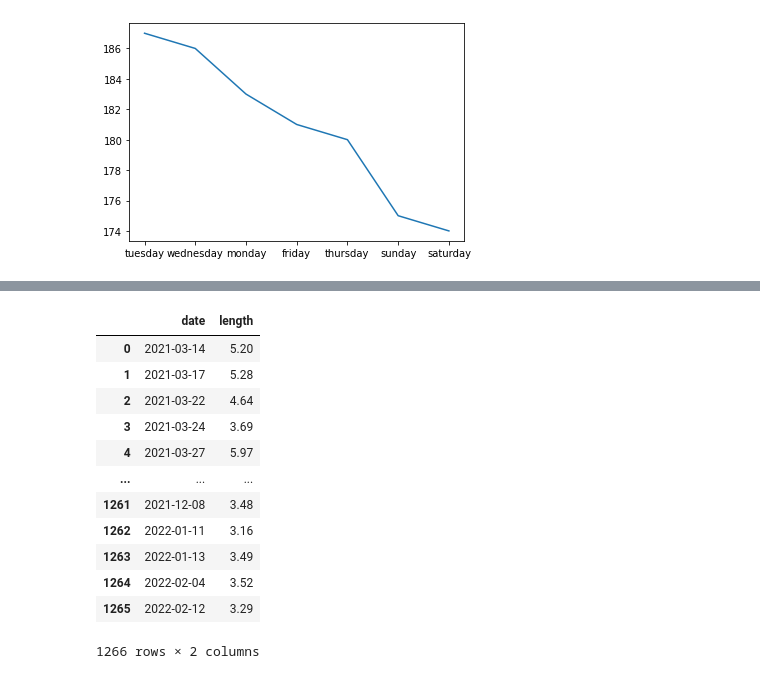
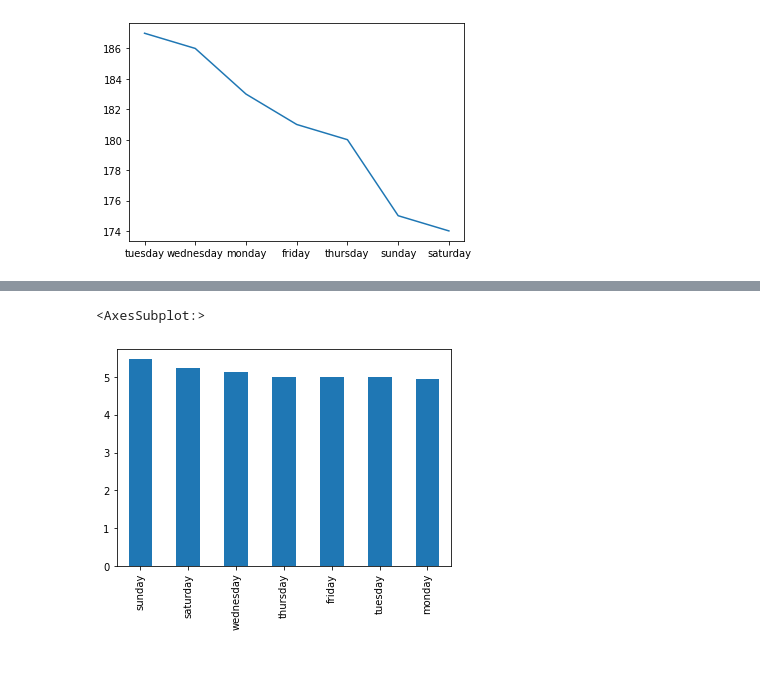
Before and after one commit to sbogucki12/workoutdata, a Jupyter notebook: run-analysis.ipynb, the cells around one changed output, grey strips where cells are left out. Saved outputs shown, nothing was run; the diff lists cells and outputs as text; code cells hidden in the pictures.

```diff
--- a/run-analysis.ipynb
+++ b/run-analysis.ipynb
@@ -47,0 +64,16 @@ for i, v in runDates.items():
+# %%
+for i, row in runDatesLength.iterrows():
+    if runDatesLength.at[i,'date'].weekday() == 0:
+        mondaySum = mondaySum + runDatesLength.at[i, 'length']
+    elif runDatesLength.at[i,'date'].weekday() == 1:
+        tuesdaySum = tuesdaySum + runDatesLength.at[i, 'length']
+    elif runDatesLength.at[i,'date'].weekday() == 2:
+        wednesdaySum = wednesdaySum + runDatesLength.at[i, 'length']
+    elif runDatesLength.at[i,'date'].weekday() == 3:
+        thursdaySum = thursdaySum + runDatesLength.at[i, 'length']
+    elif runDatesLength.at[i,'date'].weekday() == 4:
+        fridaySum = fridaySum + runDatesLength.at[i, 'length']
+    elif runDatesLength.at[i,'date'].weekday() == 5:
+        saturdaySum = saturdaySum + runDatesLength.at[i, 'length']
+    elif runDatesLength.at[i,'date'].weekday() == 6:
+        sundaySum = sundaySum + runDatesLength.at[i, 'length']
@@ -72,4 +108,9 @@ for day in weekDays:
 # %%
 dayCounts = [monday, tuesday, wednesday, thursday, friday, saturday, sunday]
 dayLabels = ["monday", "tuesday", "wednesday", "thursday", "friday", "saturday", "sunday"]
-daySeries = pd.Series(dayCounts, dayLabels).sort_values(ascending=False)
+daySums = [mondaySum, tuesdaySum, wednesdaySum, thursdaySum, fridaySum, saturdaySum, sundaySum]
+daySumSeries = pd.Series(daySums, dayLabels)
+daySeries = pd.Series(dayCounts, dayLabels)
+# %%
+daySumSeries
+df2 = pd.concat([daySeries, daySumSeries], axis=1)
@@ -78,6 +130,9 @@ daySeries.plot.bar()
 # %% [output]
 <AxesSubplot:>
 [figure]
+# %%
+df2["Avg Length"] = df2[1] / df2[0]
+avgLengths = df2["Avg Length"].sort_values(ascending=False)
 # %%
 daySeries.plot.line()
 # %% [output]
@@ -92,16 +157,5 @@ df1 = df[['date', 'length']]
-# %%
-df1
-# %% [output]
-|  | date | length |
-| 0 | 2021-03-14 | 5.20 |
-| 1 | 2021-03-17 | 5.28 |
-| 2 | 2021-03-22 | 4.64 |
-| 3 | 2021-03-24 | 3.69 |
-| 4 | 2021-03-27 | 5.97 |
-| ... | ... | ... |
-| 1261 | 2021-12-08 | 3.48 |
-| 1262 | 2022-01-11 | 3.16 |
-| 1263 | 2022-01-13 | 3.49 |
-| 1264 | 2022-02-04 | 3.52 |
-| 1265 | 2022-02-12 | 3.29 |
-1266 rows × 2 columns
+# %%
+avgLengths.plot.bar()
+# %% [output]
+<AxesSubplot:>
+[figure, added]
```
Also changed, not shown: parts of 9 cells of this notebook, 3 other files.
